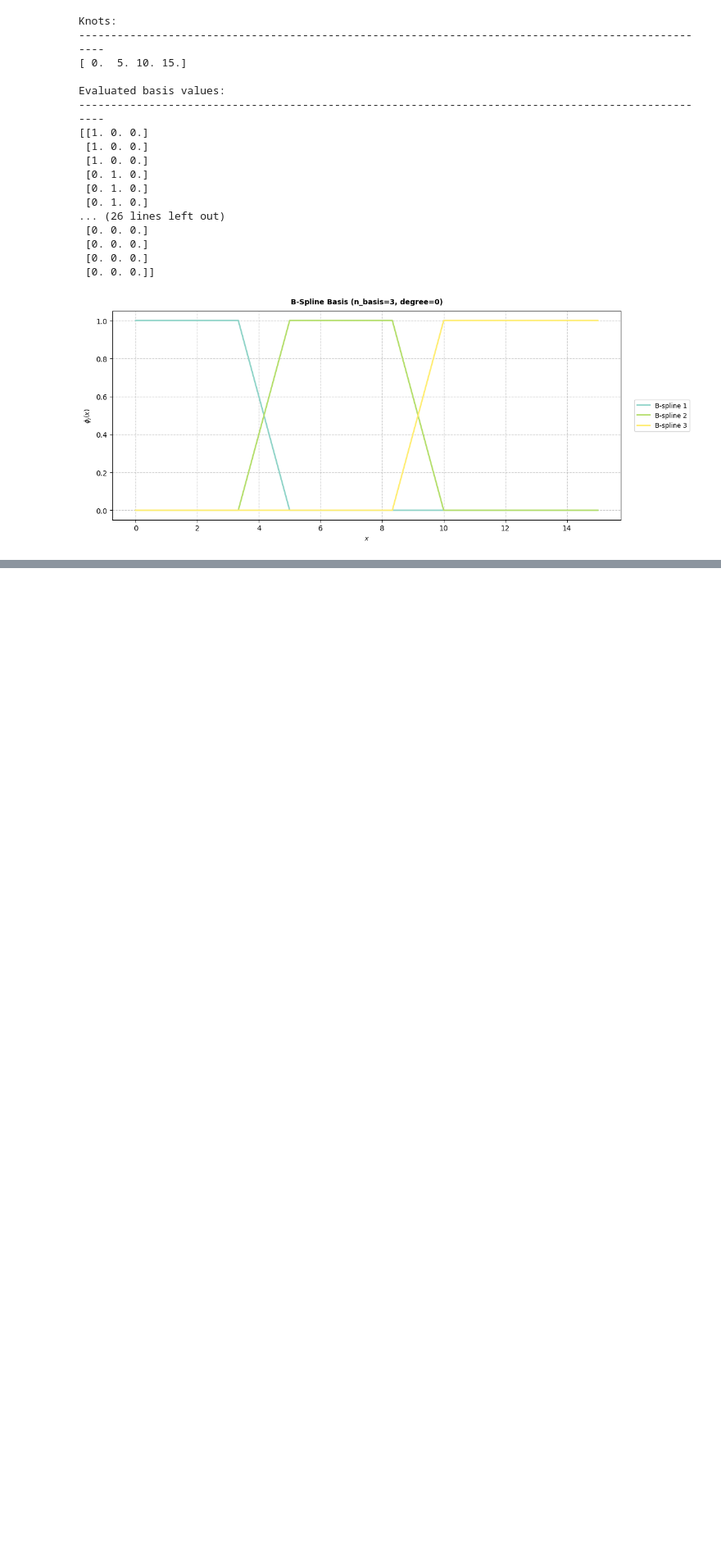
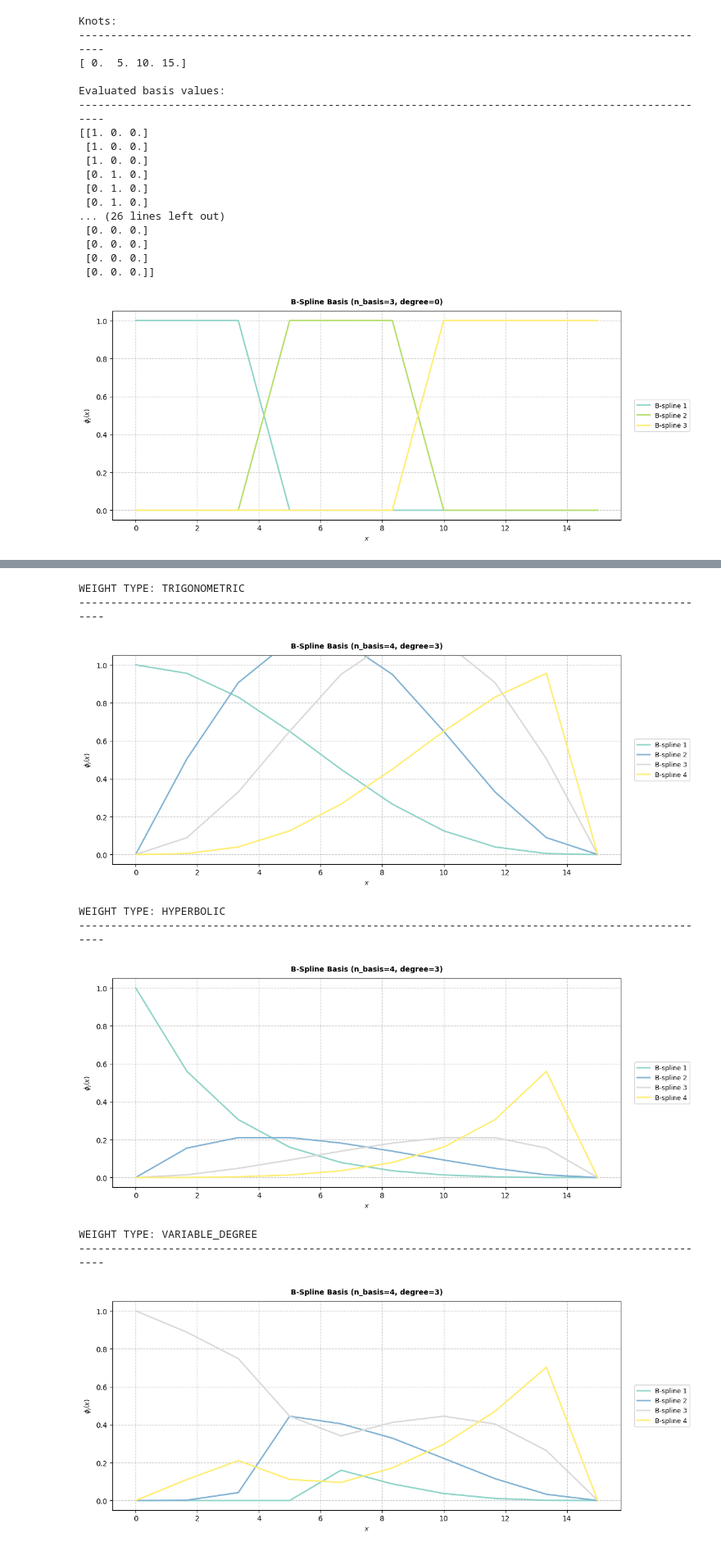
Before and after one commit to tcphan/funktional, a Jupyter notebook: notebooks/b_splines.ipynb, the cells around one changed output, grey strips where cells are left out. Shown at 82% size. Saved outputs shown, nothing was run; the diff lists cells and outputs as text; code cells hidden in the pictures; blank space fills up the shorter version.

Commit message:
Add examples showing B-splines under different weight types

```diff
--- a/notebooks/b_splines.ipynb
+++ b/notebooks/b_splines.ipynb
@@ -133,0 +203,26 @@ basis.plot_b_spline(x_array)
+# %%
+
+for weight_type in weight_type_list:
+
+    print(f"\nWEIGHT TYPE: {weight_type.upper()}")
+    print("-"*100)
+
+    # 4. Initialize the basis class
+    if weight_type == "variable_degree":
+        p_func=smooth_sigmoid_degree_func
+    else:
+        p_func=None
+    basis = BSplineBasis(domain_range=domain, n_basis=n_basis, degree=degree, weight_type=weight_type, p_func=p_func)
+
+    # 5. Create a plot of the B-splines
+    basis.plot_b_spline(x_array)
+# %% [output]
+WEIGHT TYPE: TRIGONOMETRIC
+----------------------------------------------------------------------------------------------------
+[figure, added]
+WEIGHT TYPE: HYPERBOLIC
+----------------------------------------------------------------------------------------------------
+[figure, added]
+WEIGHT TYPE: VARIABLE_DEGREE
+----------------------------------------------------------------------------------------------------
+[figure, added]
```
Also changed, not shown: parts of 4 cells of this notebook.
